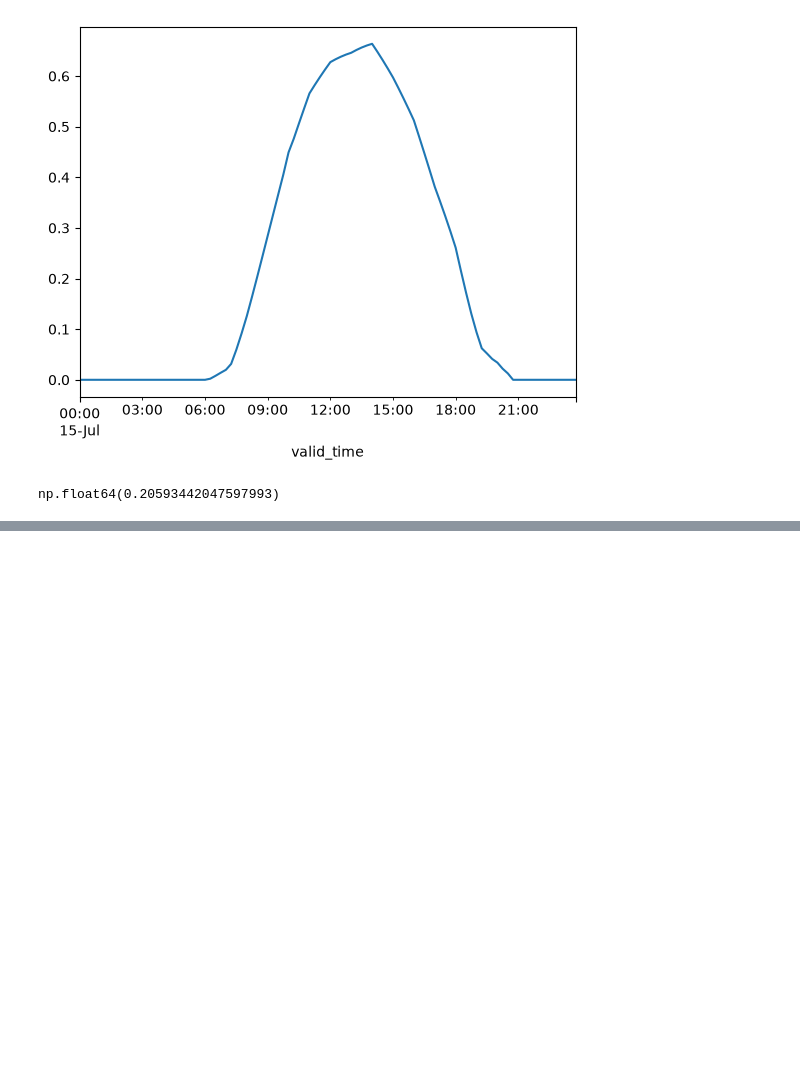
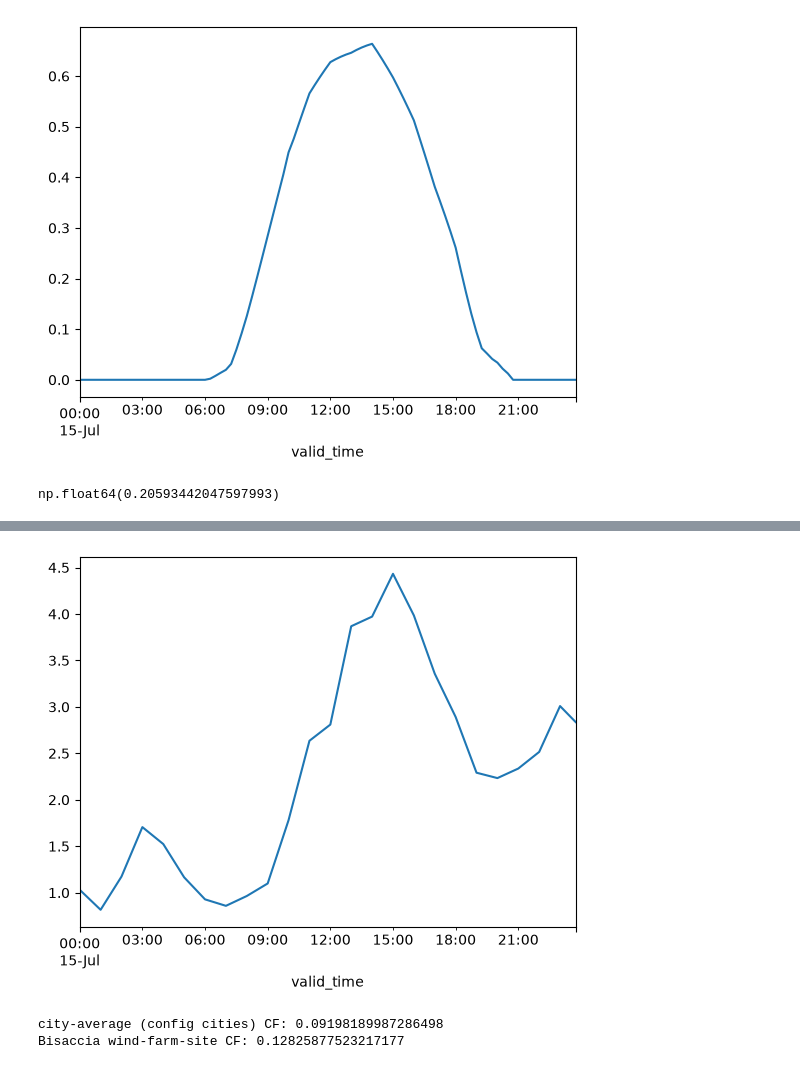
Before and after one commit to SristyKala1/ppa_selection_italy, a Jupyter notebook: notebooks/03_physics_setup.ipynb, the cells around one changed output, grey strips where cells are left out. Saved outputs shown, nothing was run; the diff lists cells and outputs as text; code cells hidden in the pictures; blank space fills up the shorter version.

Commit message:
Built wind capacity factor pipeline, discovered and fixed city-vs-site coordinate gap

```diff
--- a/notebooks/03_physics_setup.ipynb
+++ b/notebooks/03_physics_setup.ipynb
@@ -114,0 +132,5 @@ np.float64(0.20593442047597993)
+# %%
+import xarray as xr
+
+wind_ds = xr.open_dataset(PROJECT_ROOT / "data" / "raw" / "weather" / "era5_centro_sud_wind_bisaccia.nc")
+wind_ds
@@ -114,0 +155,21 @@ np.float64(0.20593442047597993)
+# %%
+wind_df = wind_ds.to_dataframe().reset_index()
+time_col = "valid_time" if "valid_time" in wind_df.columns else "time"
+wind_df = wind_df.set_index(time_col)
+
+wind_speed = np.sqrt(wind_df["u100"]**2 + wind_df["v100"]**2)
+wind_speed = wind_speed.resample("15min").asfreq().interpolate(method="time")
+wind_speed.index = wind_speed.index.tz_localize("UTC").tz_convert("Europe/Rome")
+
+wind_speed.loc[f"{year}-07-15"].plot()
+plt.show()
+# %% [output]
+[figure, added]
+# %%
+site_cf = wind_capacity_factor(wind_speed)
+
+print("city-average (config cities) CF:", city_cf.mean())
+print("Bisaccia wind-farm-site CF:", site_cf.mean())
+# %% [output]
+city-average (config cities) CF: 0.09198189987286498
+Bisaccia wind-farm-site CF: 0.12825877523217177
```
Also changed, not shown: parts of 2 cells of this notebook.
